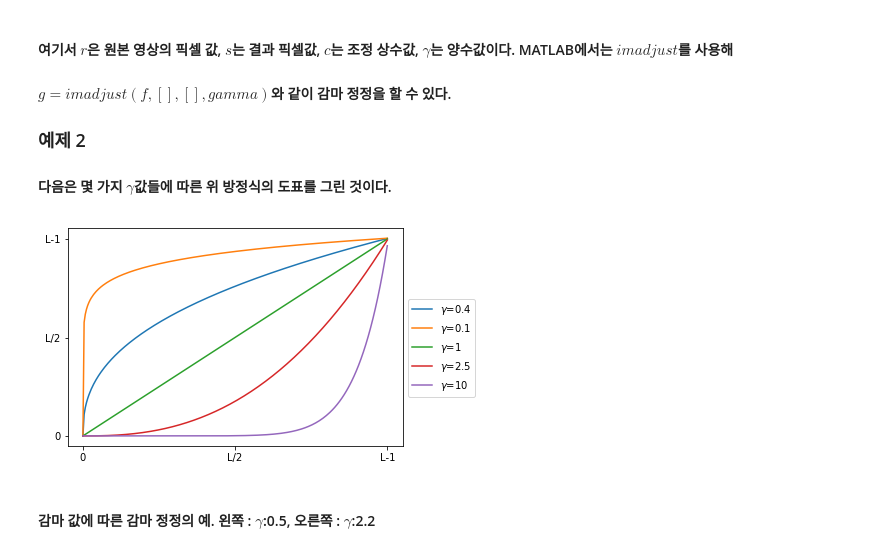
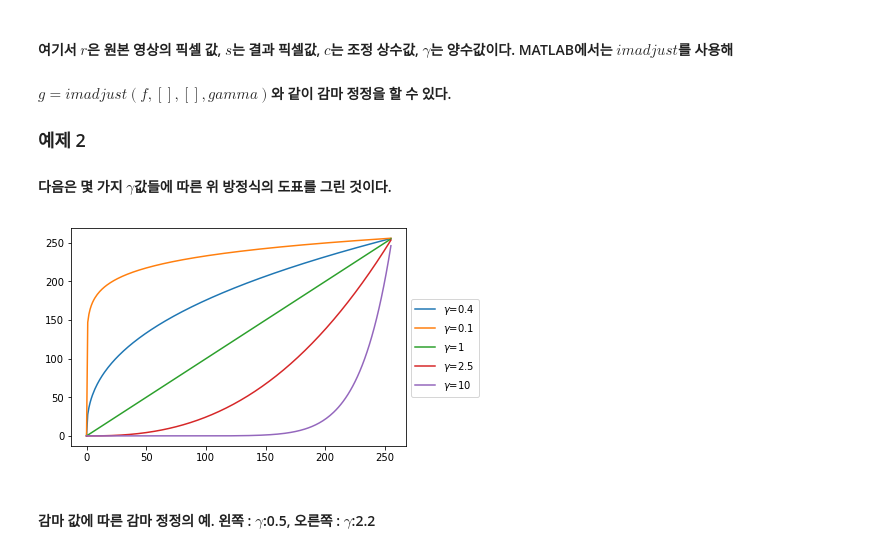
Before and after one commit to pupiu45/study, a Jupyter notebook: matlabtopython/week3.ipynb, the cells around one changed output. Drawn from its saved outputs; the diff is of its cells as text; code cells hidden in the pictures.

```diff
--- a/matlabtopython/week3.ipynb
+++ b/matlabtopython/week3.ipynb
@@ -112,27 +100,25 @@ plt.show()
 # %%
 x=range(0,256)
 y1=[]
 y2=[]
 y3=[]
 y4=[]
 y5=[]
 for num in x:
     y1.append(num**0.4*(256**0.6))
     y2.append(num**0.1*(256**0.9))
     y3.append(num)
     y4.append(num**2.5/(256**1.5))
     y5.append(num**10/(256**9))
 plt.plot(x,y1,label='$\gamma$=0.4')
 plt.plot(x,y2,label='$\gamma$=0.1')
 plt.plot(x,y3,label='$\gamma$=1')
 plt.plot(x,y4,label='$\gamma$=2.5')
 plt.plot(x,y5,label='$\gamma$=10')
-plt.xticks([0,127,255],[0,'L/2','L-1'])
-plt.yticks([0,127,255],[0,'L/2','L-1'])
 plt.legend(bbox_to_anchor=(1,0.7))
 plt.show()
 # %% [output]
-[figure, old version]
+[figure, new version]
 # %% [markdown]
 #### 감마 값에 따른 감마 정정의 예. 왼쪽 : $\gamma$:0.5, 오른쪽 : $\gamma$:2.2
 # %%
```
Also changed, not shown: parts of 21 cells of this notebook, 1 other file.
